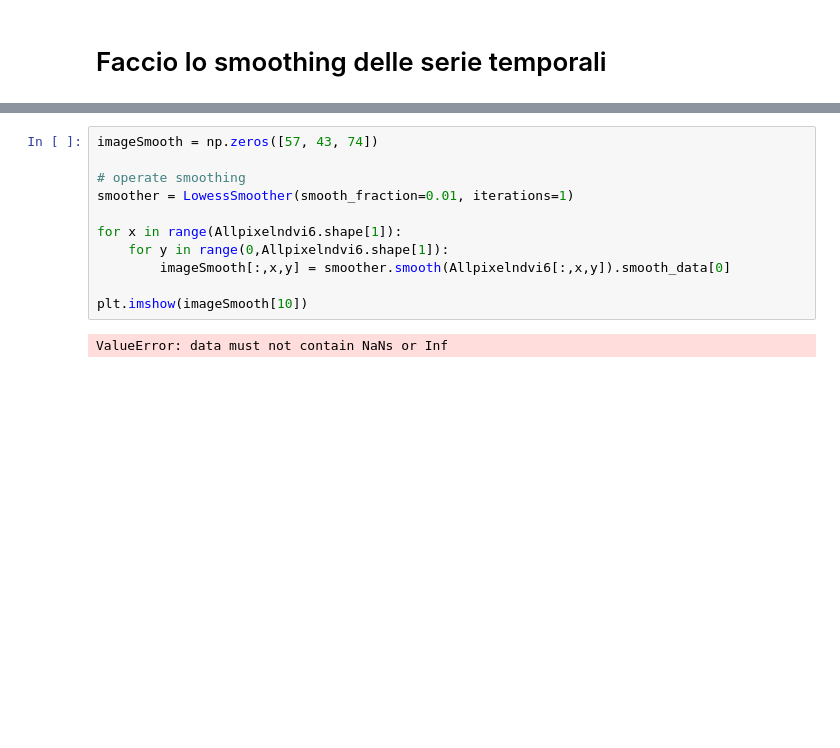
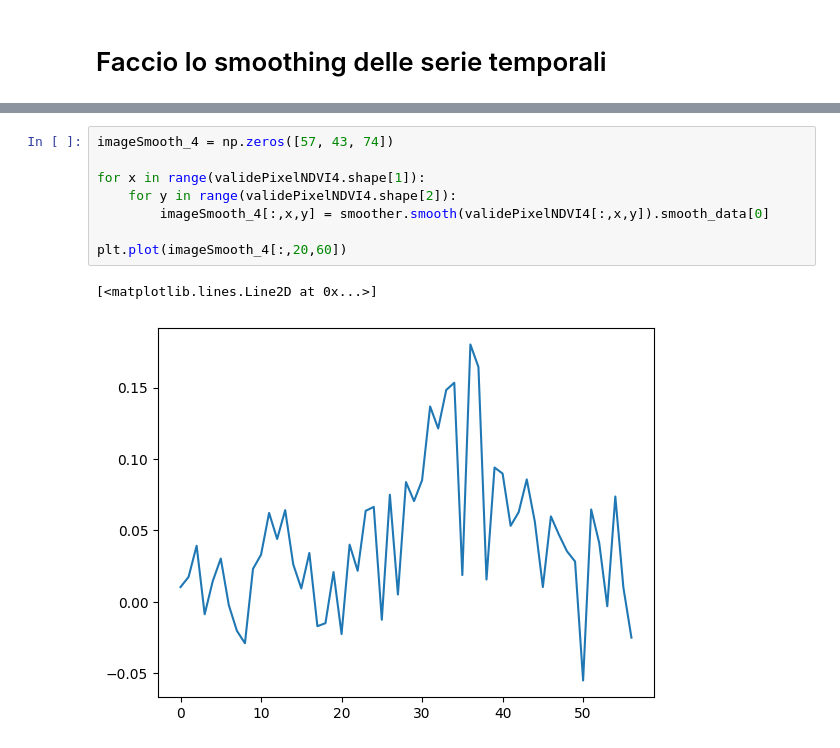
Before and after one commit to Simone-Scalella/BigDataProject, a Jupyter notebook: campi_4_6.ipynb, the cells around one changed output, grey strips where cells are left out. Cells and saved outputs as stored; diff of their text form; blank space fills up the shorter version.

```diff
--- a/campi_4_6.ipynb
+++ b/campi_4_6.ipynb
@@ -69,13 +67,11 @@ plt.plot(Allpixelndvi6[:,30,30], color="red")
 # %%
-imageSmooth = np.zeros([57, 43, 74])
+imageSmooth_4 = np.zeros([57, 43, 74])
 
-# operate smoothing
-smoother = LowessSmoother(smooth_fraction=0.01, iterations=1)
+for x in range(validePixelNDVI4.shape[1]):
+    for y in range(validePixelNDVI4.shape[2]):
+        imageSmooth_4[:,x,y] = smoother.smooth(validePixelNDVI4[:,x,y]).smooth_data[0]
 
-for x in range(Allpixelndvi6.shape[1]):
-    for y in range(0,Allpixelndvi6.shape[1]):
-        imageSmooth[:,x,y] = smoother.smooth(Allpixelndvi6[:,x,y]).smooth_data[0]
-
-plt.imshow(imageSmooth[10])
+plt.plot(imageSmooth_4[:,20,60])
 # %% [output]
-ValueError: data must not contain NaNs or Inf
+[<matplotlib.lines.Line2D at 0x...>]
+[figure, added]
```
Also changed, not shown: parts of 7 cells of this notebook, 1 other file.
